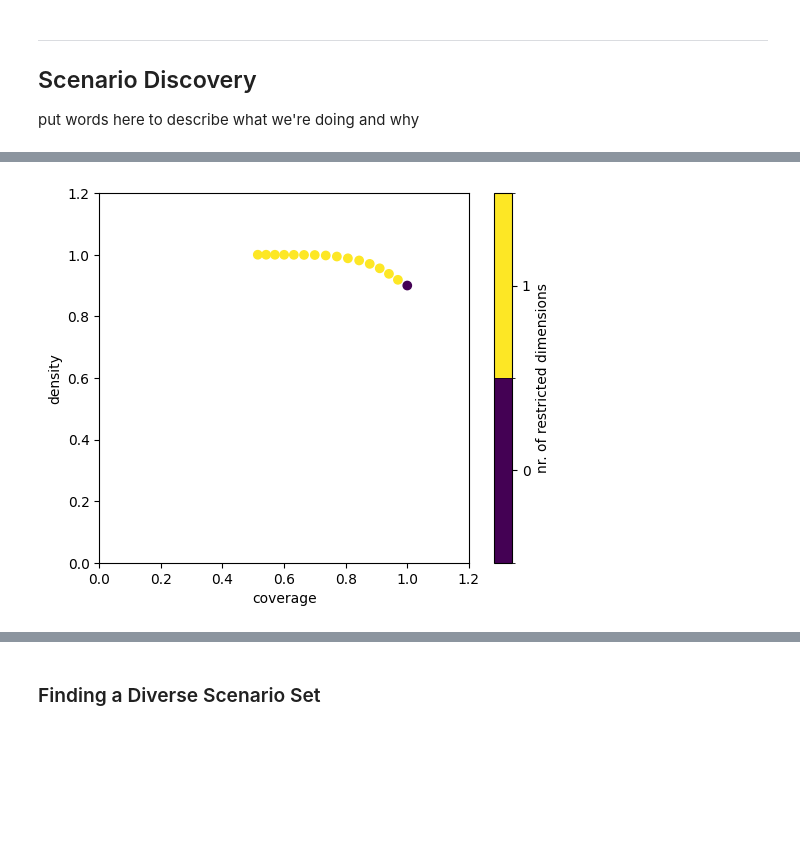
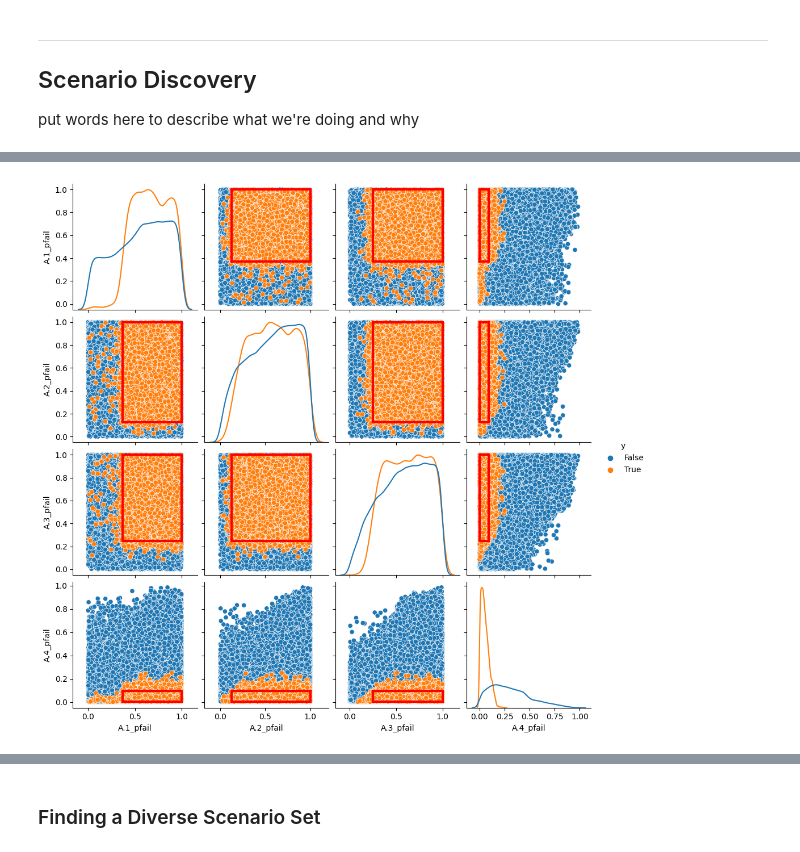
Before and after one commit to ghsher/epa1361_group15, a Jupyter notebook: final assignment/Scenario_Discovery.ipynb, the cells around one changed output, grey strips where cells are left out. Cells and saved outputs as stored; diff of their text form; code cells hidden in the pictures; blank space fills up the shorter version.

Commit message:
Fix mistake in direction of threshold when running PRIM. Re-run PRIM and select new scenario set.

```diff
--- a/final assignment/Scenario_Discovery.ipynb
+++ b/final assignment/Scenario_Discovery.ipynb
@@ -155,17 +136,17 @@ uncertainties = ['A.0_ID flood wave shape', 'A.1_Bmax', 'A.1_Brate', 'A.1_pfail'
                  'A.4_Brate', 'A.4_pfail', 'A.5_Bmax', 'A.5_Brate', 'A.5_pfail',
                  'discount rate 0', 'discount rate 1', 'discount rate 2',]
 # %%
-x = experiments
-y = outcomes[ooi] < performance_threshold
+# x = experiments
+# y = outcomes[ooi] > performance_threshold
 # prim_alg = prim.Prim(x, y,
 #                      threshold=0.75,
 #                      peel_alpha=0.1,
 #                      mass_min=0.001,
 #                      )
 prim_alg = prim.setup_prim(results,
-                           classify=lambda y: y[ooi] < performance_threshold,
+                           classify=lambda y: y[ooi] > performance_threshold,
                            threshold=0.75,
                            incl_unc=uncertainties,
-                           mass_min=0.001
+                           mass_min=0.01
                            )
 box1 = prim_alg.find_box()
@@ -172,5 +192,5 @@ box1 = prim_alg.find_box()
 # %%
-box1.show_tradeoff()
+box1.show_pairs_scatter()
 plt.show()
 # %% [output]
-[figure, old version]
+[figure, new version]
```
Also changed, not shown: parts of 30 cells of this notebook, 7 other files.
